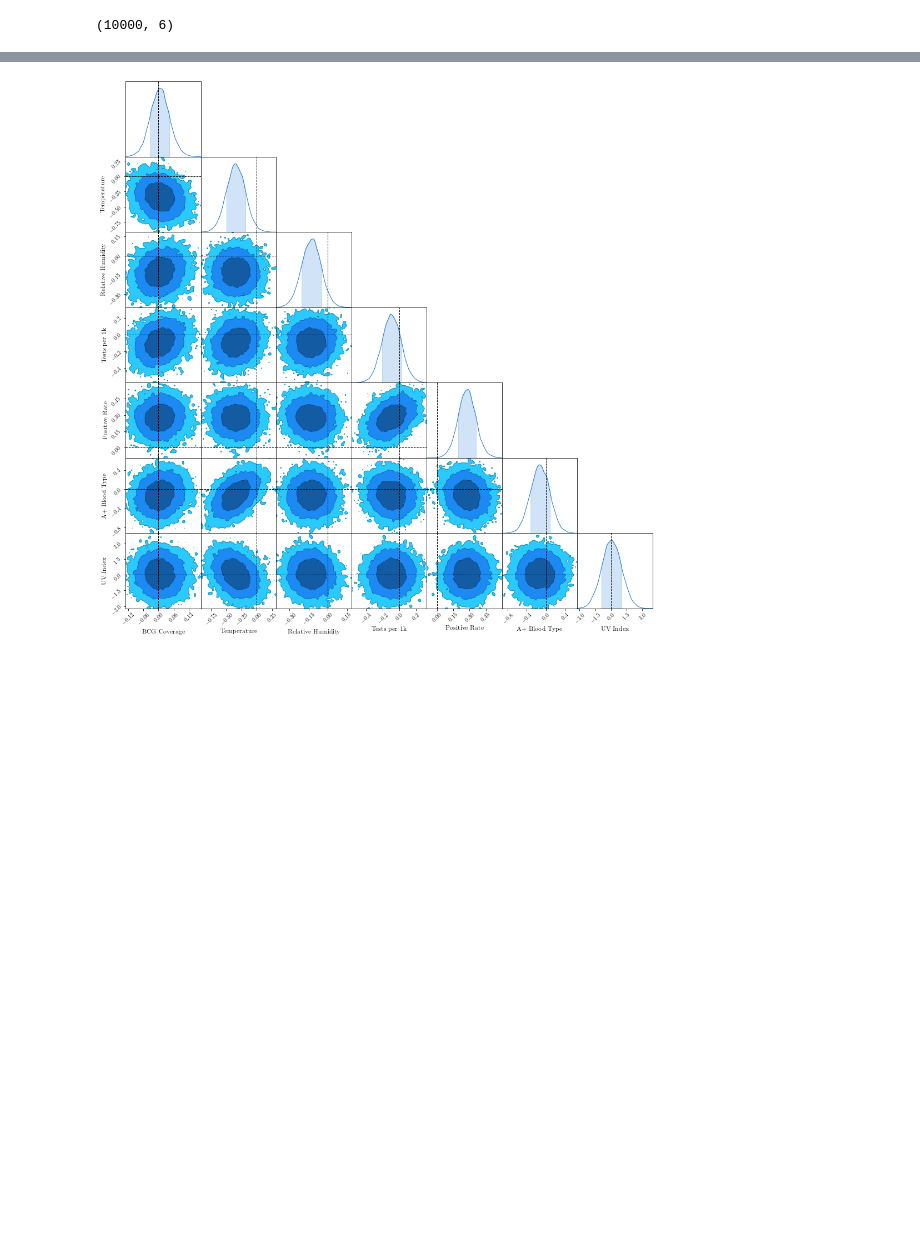
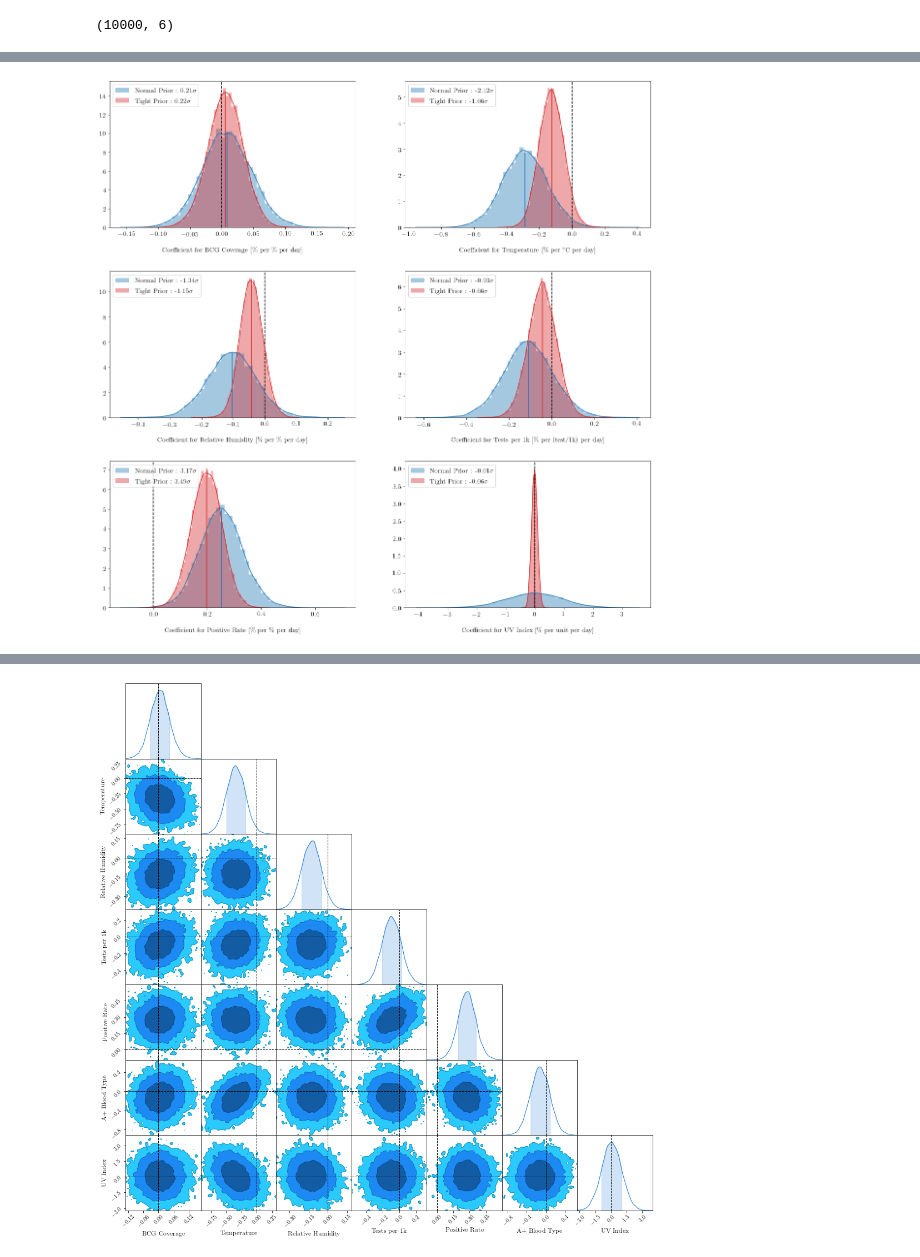
Before and after one commit to chrisfinlay/covid19, a Jupyter notebook: notebooks/6. Final Plots and Tables.ipynb, the cells around one changed output, grey strips where cells are left out. Drawn from its saved outputs; the diff is of its cells as text; code cells hidden in the pictures; blank space fills up the shorter version.

```diff
--- a/notebooks/6. Final Plots and Tables.ipynb
+++ b/notebooks/6. Final Plots and Tables.ipynb
@@ -402,0 +587,43 @@ single_samples.shape
+# %%
+fig, ax = plt.subplots(3, 2, figsize=(20, 20))
+a = ax.flatten()
+param_name = ['BCG Coverage', 'Temperature', 'Relative Humidity', 'Tests per 1k', 'Positive Rate', 'UV Index']
+param_units = ['\%', r'$^\circ$C', '\%', '(test/1k)', '\%', 'unit']
+for i in range(6):
+
+    significance = str(round(np.mean(incl_test['W'][:15000,i])/np.std(incl_test['W'][:15000,i]), 2))
+    sns.distplot(100*incl_test['W'][:15000,i], bins=50,
+#                  fit=norm,
+                 ax = a[i],
+                 fit_kws={'color':'blue'}, color='tab:blue',
+                 label=f'Normal Prior : {significance}$\sigma$')
+    significance = str(round(np.mean(incl_test_tight['W'][:,i])/np.std(incl_test_tight['W'][:,i]), 2))
+    sns.distplot(100*incl_test_tight['W'][:,i], bins=50,
+#                  fit=norm,
+                 ax = a[i],
+                 fit_kws={'color':'red'}, color='tab:red',
+                 label=f'Tight Prior : {significance}$\sigma$')
+
+    a[i].vlines(100*np.mean(incl_test['W'][:15000,i]), 0,
+                norm.pdf(100*np.mean(incl_test['W'][:15000,i]), *norm.fit(100*incl_test['W'][:15000,i])),
+                color='tab:blue')
+    a[i].vlines(100*np.mean(incl_test_tight['W'][:,i]), 0,
+                norm.pdf(100*np.mean(incl_test_tight['W'][:,i]), *norm.fit(100*incl_test_tight['W'][:,i])),
+                color='tab:red')
+
+    a[i].set_xlabel(f'Coefficient for {param_name[i]} [\% per {param_units[i]} per day]',
+                    labelpad=20)
+    lims = a[i].get_ylim()
+    a[i].vlines(0, lims[0], lims[1], colors='k', linestyle='dashed')
+    a[i].set_ylim(*lims)
+#     lims = a[i].get_xlim()
+#     lim_range = np.diff(lims)
+#     mid = lims[0]+lim_range/2
+#     a[i].set_xlim(mid-0.6*lim_range, mid+0.6*lim_range)
+#     a[i].ticklabel_format(style='sci', scilimits=(0,0), axis='x')
+    a[i].legend(loc='upper left')
+
+plt.subplots_adjust(hspace=0.3)
+plt.savefig('../plots/6._Marginals_with_Overplot_TIGHT_excl_blood.png', dpi=200)
+# %% [output]
+[figure, added]
```
Also changed, not shown: parts of 36 cells of this notebook, 12 other files.
